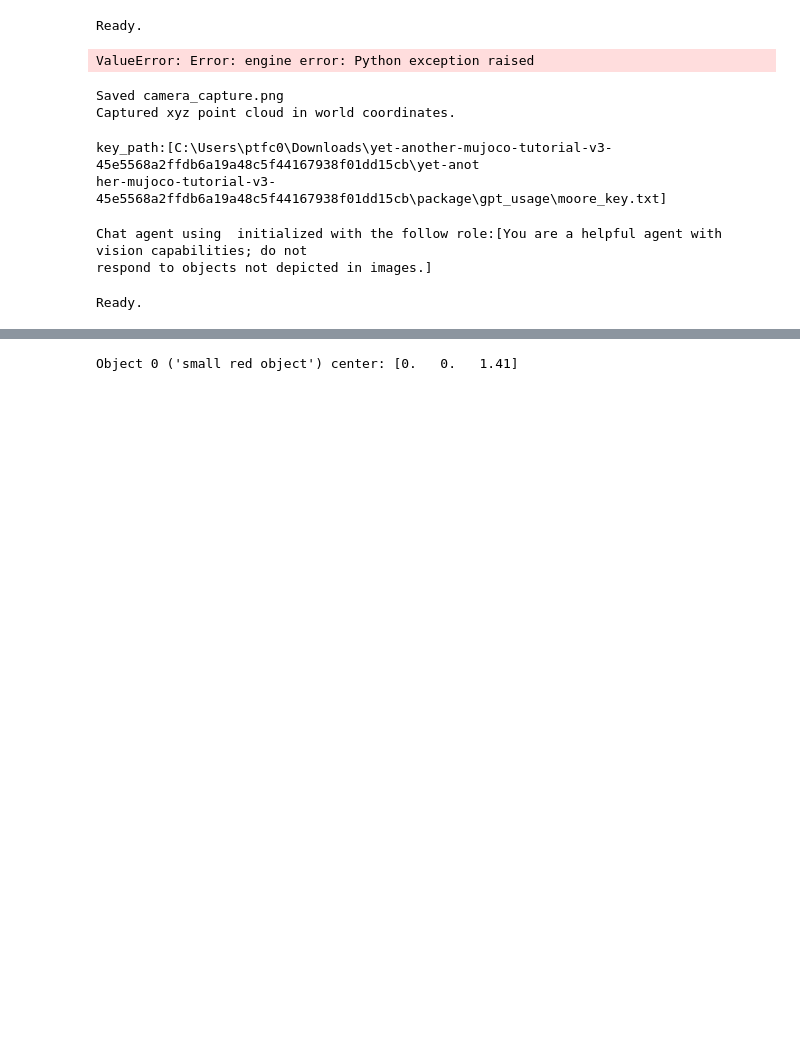
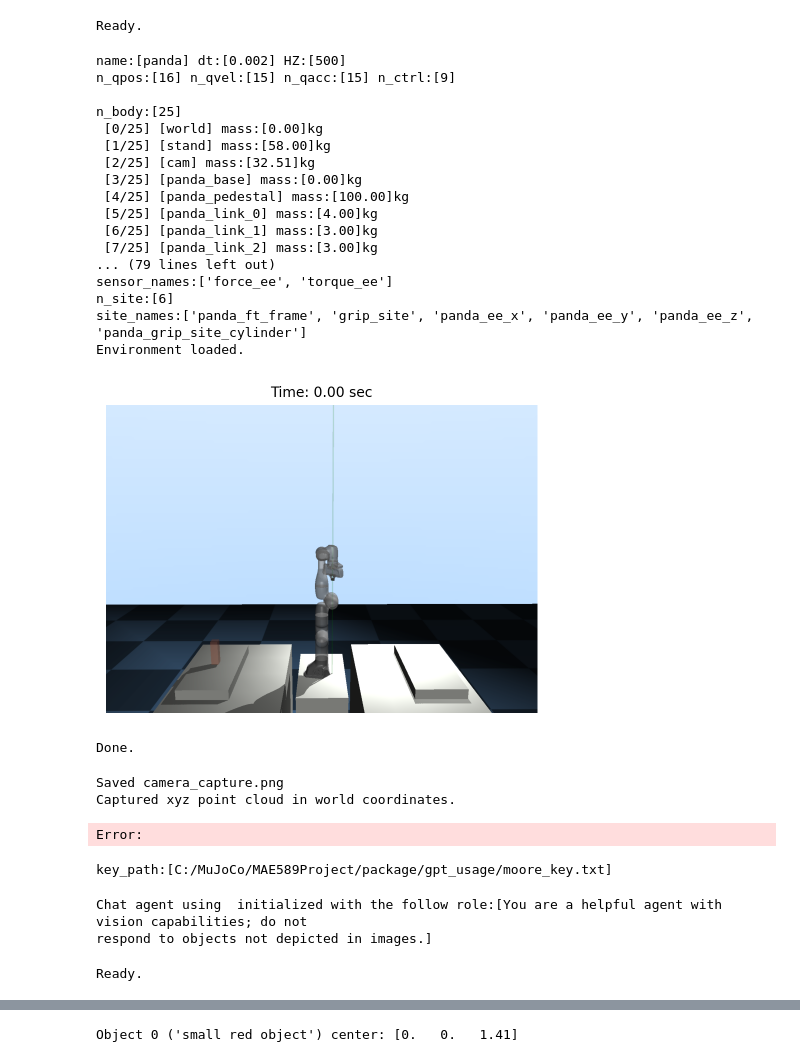
Before and after one commit to qfonner1/LabratoryPickNPlace, a Jupyter notebook: working.ipynb, the cells around one changed output, grey strips where cells are left out. Cells and saved outputs as stored; diff of their text form; code cells hidden in the pictures; blank space fills up the shorter version.

```diff
--- a/working.ipynb
+++ b/working.ipynb
@@ -29,7 +23,7 @@ print ("Ready.")
 Ready.
 # %%
 # Load environment
-xml_path = r"C:\Users\ptfc0\Downloads\LabratoryPickNPlace-main\LabratoryPickNPlace-main\franka_panda_w_objs.xml"
+xml_path = "franka_panda_w_objs.xml"
 env = MuJoCoParserClass(name='panda', rel_xml_path=xml_path, verbose=True)
 print("Environment loaded.")
 
@@ -62,34 +56,52 @@ xyz_centers = []
 while env.is_viewer_alive():
     # Step simulation with control input
     env.step(ctrl=q_init, ctrl_idxs=idxs_step)
 
     # Render
     if env.loop_every(tick_every=10):
         for idx in range(detection_result['n']):
             env.plot_spheres(ps=xyz_bboxes[idx], r=0.002, rgba=(1, 0, 0, 0.5))
             env.plot_spheres(ps=xyz_objects[idx], r=0.0025, rgba=(0, 0, 1, 0.5))
             env.plot_T(p=xyz_centers[idx], R=np.eye(3), plot_axis=True, axis_len=0.15, axis_width=0.005)
 
             object_name = detection_result['object_names'][detection_result['labels'][idx]]
             env.plot_text(p=xyz_centers[idx] + np.array([0, 0, 0.15]), label='%s' % (object_name))
 
             print(f"Object {idx} ('{object_name}') center: {xyz_centers[idx]}")
 
         env.render()
 
     if env.loop_every(tick_every=5000):
         render_img = env.grab_image(rsz_rate=1)
         import matplotlib.pyplot as plt
         plt.figure(figsize=(6, 4))
         plt.imshow(render_img)
         plt.title(f"Time: {env.get_sim_time():.2f} sec", fontsize=10)
         plt.axis('off')
         plt.show()
 
 env.close_viewer()
 print("Done.")
 # %% [output]
-ValueError: Error: engine error: Python exception raised
+name:[panda] dt:[0.002] HZ:[500]
+n_qpos:[16] n_qvel:[15] n_qacc:[15] n_ctrl:[9]
+
+n_body:[25]
+ [0/25] [world] mass:[0.00]kg
+ [1/25] [stand] mass:[58.00]kg
+ [2/25] [cam] mass:[32.51]kg
+ [3/25] [panda_base] mass:[0.00]kg
+ [4/25] [panda_pedestal] mass:[100.00]kg
+ [5/25] [panda_link_0] mass:[4.00]kg
+ [6/25] [panda_link_1] mass:[3.00]kg
+ [7/25] [panda_link_2] mass:[3.00]kg
+... (79 lines left out)
+sensor_names:['force_ee', 'torque_ee']
+n_site:[6]
+site_names:['panda_ft_frame', 'grip_site', 'panda_ee_x', 'panda_ee_y', 'panda_ee_z', 'panda_grip_site_cylinder']
+Environment loaded.
+[figure, added]
+Done.
 # %%
 import mujoco as mj
 from mujoco.glfw import glfw
@@ -101,7 +113,7 @@ import sim_utils
 import Functions as F
 
 # =========== Your XML and sim settings ===========
-xml_path = r"C:\Users\ptfc0\Downloads\LabratoryPickNPlace-main\LabratoryPickNPlace-main\franka_panda_w_objs.xml"
+xml_path = "franka_panda_w_objs.xml"
 
 simend = 300
 
@@ -317,4 +329,5 @@ glfw.terminate()
 # %% [output]
 Saved camera_capture.png
 Captured xyz point cloud in world coordinates.
+Error:
 # %%
@@ -324,14 +339,14 @@ img.show()
 # %%
 # Instantiate GPT4V helper
 GPT = GPT4VchatClass(
-    gpt_model = "gpt-4o", #"gpt-4-vision-preview",
+    gpt_model = "gpt-4o",
     role_msg  = "You are a helpful agent with vision capabilities; do not respond to objects not depicted in images.",
-    key_path  = r"C:\Users\ptfc0\Downloads\yet-another-mujoco-tutorial-v3-45e5568a2ffdb6a19a48c5f44167938f01dd15cb\yet-another-mujoco-tutorial-v3-45e5568a2ffdb6a19a48c5f44167938f01dd15cb\package\gpt_usage\moore_key.txt",
+    key_path = r"C:/MuJoCo/MAE589Project/package/gpt_usage/moore_key.txt"
+
 )
 print ("Ready.")
 # %% [output]
-key_path:[C:\Users\ptfc0\Downloads\yet-another-mujoco-tutorial-v3-45e5568a2ffdb6a19a48c5f44167938f01dd15cb\yet-anot
-her-mujoco-tutorial-v3-45e5568a2ffdb6a19a48c5f44167938f01dd15cb\package\gpt_usage\moore_key.txt]
+key_path:[C:/MuJoCo/MAE589Project/package/gpt_usage/moore_key.txt]
 Chat agent using  initialized with the follow role:[You are a helpful agent with vision capabilities; do not
 respond to objects not depicted in images.]
 Ready.
```
Also changed, not shown: parts of 5 cells of this notebook, 4 other files.
